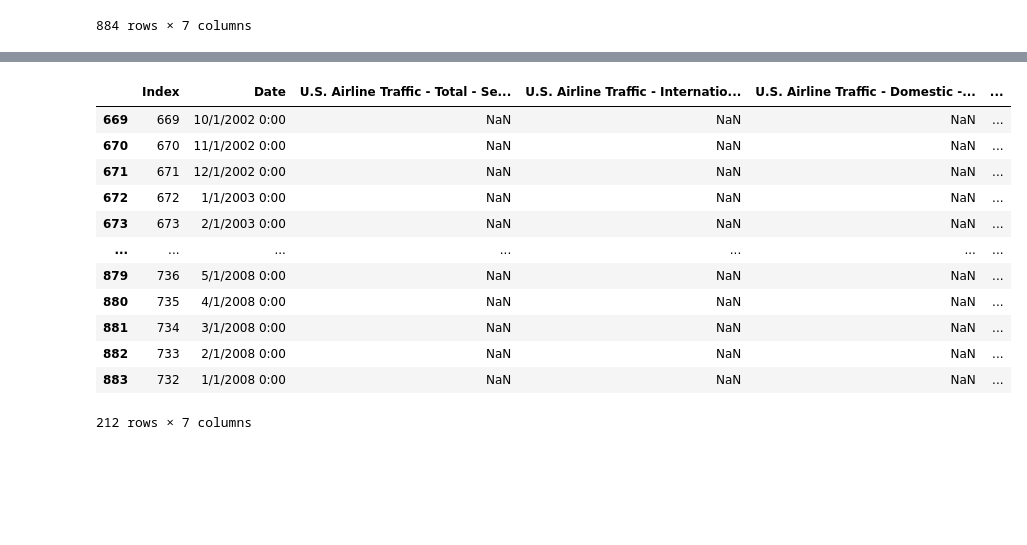
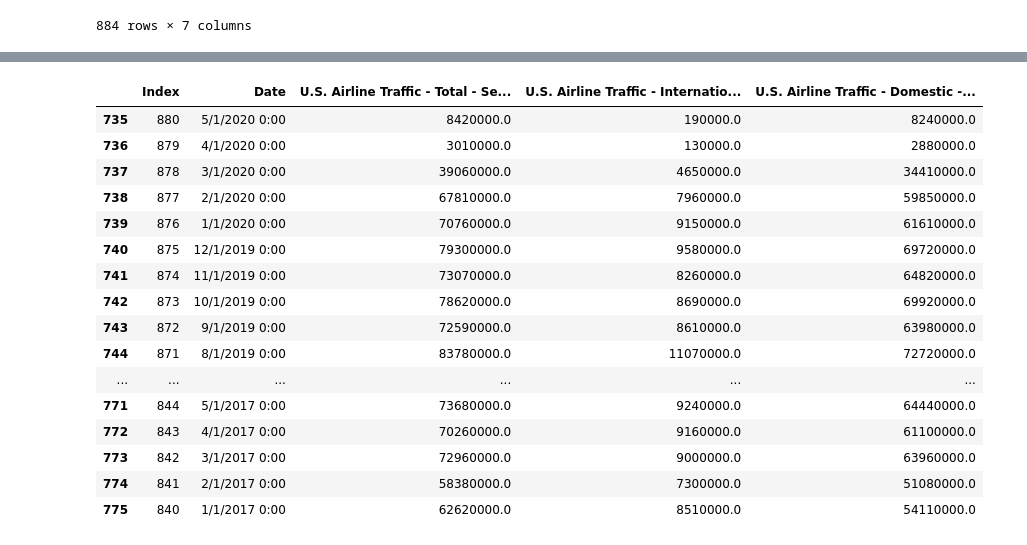
Before and after one commit to RBLevine/ETL-Project, a Jupyter notebook: CSVCleanUp/CSV_Cleanup_Final.ipynb, the cells around one changed output, grey strips where cells are left out. Drawn from its saved outputs; the diff is of its cells as text; code cells hidden in the pictures; blank space fills up the shorter version.

```diff
--- a/CSVCleanUp/CSV_Cleanup_Final.ipynb
+++ b/CSVCleanUp/CSV_Cleanup_Final.ipynb
@@ -268,3 +269,6 @@ US_Air
 | 882 | 733 | 2/1/2008 0:00 | NaN | NaN | NaN | ... |
 | 883 | 732 | 1/1/2008 0:00 | NaN | NaN | NaN | ... |
 884 rows × 7 columns
+# %%
+airline=US_Air[["Index","Date","U.S. Airline Traffic - Total - Seasonally Adjusted","U.S. Airline Traffic - International - Seasonally Adjusted","U.S. Airline Traffic - Domestic - Seasonally Adjusted"]]
+airline.head()
@@ -271,21 +282,25 @@ US_Air
 # %%
 # Keep rows were there is at least 3 values that are not NaN.
 # This makes it so that Index and Date are kept, but at least one other column needs to have a value other than NaN to
 # stay in the dataframe
-columnNames=US_Air.columns
-US_Air_df=US_Air[columnNames].dropna(thresh=3)
-US_Air_df
+columnNames=airline.columns
+airline_df=airline[columnNames].dropna(thresh=3)
+airline_df
 # %% [output]
-|  | Index | Date | U.S. Airline Traffic - Total - Se... | U.S. Airline Traffic - Internatio... | U.S. Airline Traffic - Domestic -... | ... |
-| 669 | 669 | 10/1/2002 0:00 | NaN | NaN | NaN | ... |
-| 670 | 670 | 11/1/2002 0:00 | NaN | NaN | NaN | ... |
-| 671 | 671 | 12/1/2002 0:00 | NaN | NaN | NaN | ... |
-| 672 | 672 | 1/1/2003 0:00 | NaN | NaN | NaN | ... |
-| 673 | 673 | 2/1/2003 0:00 | NaN | NaN | NaN | ... |
-| ... | ... | ... | ... | ... | ... | ... |
-| 879 | 736 | 5/1/2008 0:00 | NaN | NaN | NaN | ... |
-| 880 | 735 | 4/1/2008 0:00 | NaN | NaN | NaN | ... |
-| 881 | 734 | 3/1/2008 0:00 | NaN | NaN | NaN | ... |
-| 882 | 733 | 2/1/2008 0:00 | NaN | NaN | NaN | ... |
-| 883 | 732 | 1/1/2008 0:00 | NaN | NaN | NaN | ... |
+|  | Index | Date | U.S. Airline Traffic - Total - Se... | U.S. Airline Traffic - Internatio... | U.S. Airline Traffic - Domestic -... |
+| 735 | 880 | 5/1/2020 0:00 | 8420000.0 | 190000.0 | 8240000.0 |
+| 736 | 879 | 4/1/2020 0:00 | 3010000.0 | 130000.0 | 2880000.0 |
+| 737 | 878 | 3/1/2020 0:00 | 39060000.0 | 4650000.0 | 34410000.0 |
+| 738 | 877 | 2/1/2020 0:00 | 67810000.0 | 7960000.0 | 59850000.0 |
+| 739 | 876 | 1/1/2020 0:00 | 70760000.0 | 9150000.0 | 61610000.0 |
+| 740 | 875 | 12/1/2019 0:00 | 79300000.0 | 9580000.0 | 69720000.0 |
+| 741 | 874 | 11/1/2019 0:00 | 73070000.0 | 8260000.0 | 64820000.0 |
+| 742 | 873 | 10/1/2019 0:00 | 78620000.0 | 8690000.0 | 69920000.0 |
+| 743 | 872 | 9/1/2019 0:00 | 72590000.0 | 8610000.0 | 63980000.0 |
+| 744 | 871 | 8/1/2019 0:00 | 83780000.0 | 11070000.0 | 72720000.0 |
+| ... | ... | ... | ... | ... | ... |
+| 771 | 844 | 5/1/2017 0:00 | 73680000.0 | 9240000.0 | 64440000.0 |
+| 772 | 843 | 4/1/2017 0:00 | 70260000.0 | 9160000.0 | 61100000.0 |
+| 773 | 842 | 3/1/2017 0:00 | 72960000.0 | 9000000.0 | 63960000.0 |
+| 774 | 841 | 2/1/2017 0:00 | 58380000.0 | 7300000.0 | 51080000.0 |
+| 775 | 840 | 1/1/2017 0:00 | 62620000.0 | 8510000.0 | 54110000.0 |
-212 rows × 7 columns
```
Also changed, not shown: parts of 9 cells of this notebook, 4 other files.
